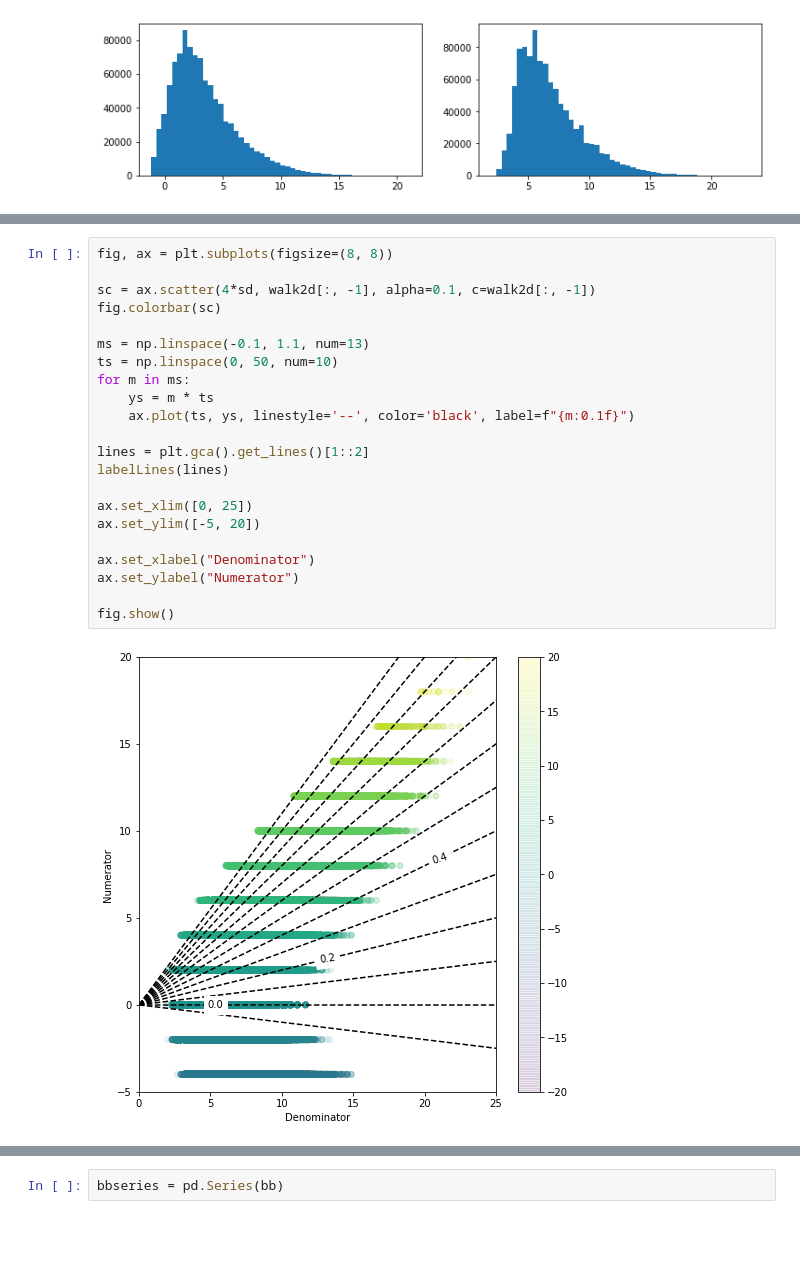
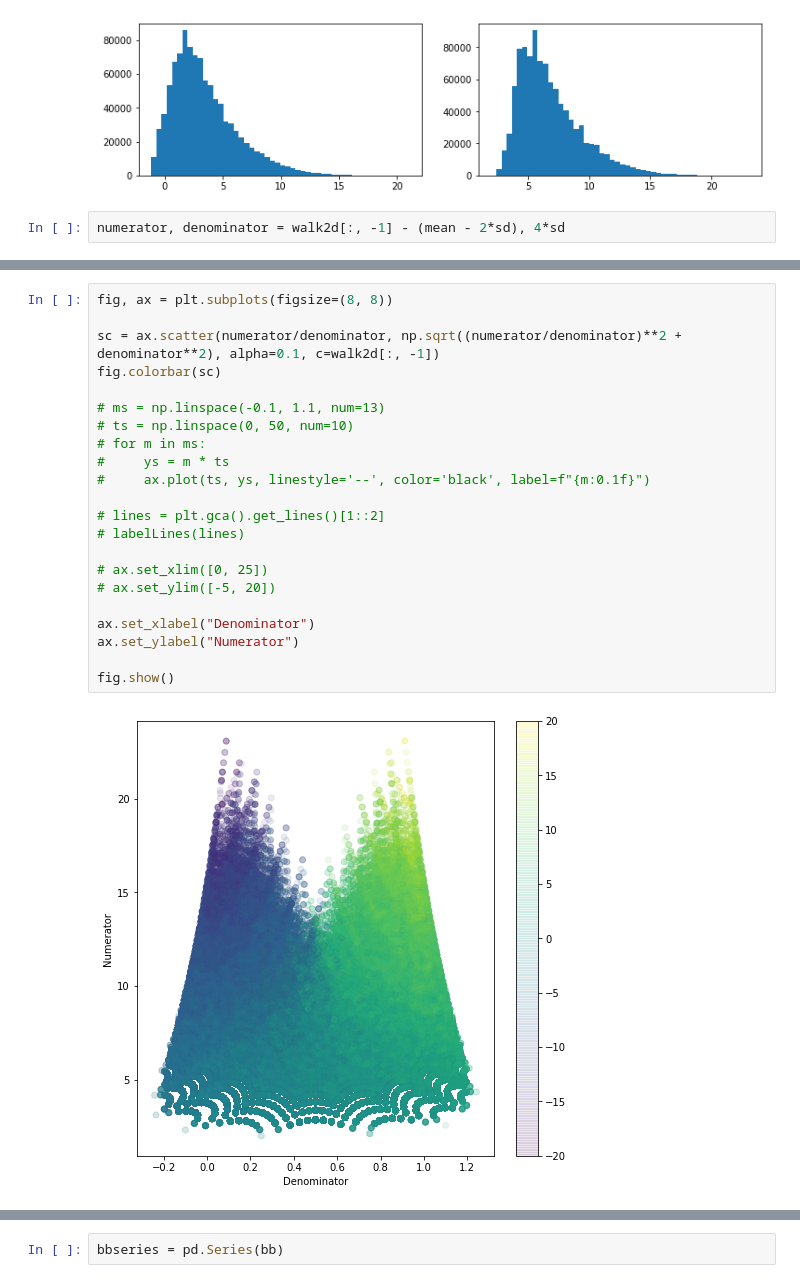
Before and after one commit to madrury/bimodal-random-walks, a Jupyter notebook: bimodal-random-walks.ipynb, the cells around one changed output, grey strips where cells are left out. Saved outputs shown, nothing was run; the diff lists cells and outputs as text; blank space fills up the shorter version.

```diff
--- a/bimodal-random-walks.ipynb
+++ b/bimodal-random-walks.ipynb
@@ -53,6 +55,8 @@ _ = ax[0].hist(walk2d[:, -1] - (mean - 2*sd), bins=50)
 _ = ax[1].hist(4*sd, bins=50)
 # %% [output]
 [figure]
+# %%
+numerator, denominator = walk2d[:, -1] - (mean - 2*sd), 4*sd
 # %%
 fig, ax = plt.subplots(figsize=(8, 8))
 
@@ -80,24 +84,24 @@ fig.show()
 # %%
 fig, ax = plt.subplots(figsize=(8, 8))
 
-sc = ax.scatter(4*sd, walk2d[:, -1], alpha=0.1, c=walk2d[:, -1])
+sc = ax.scatter(numerator/denominator, np.sqrt((numerator/denominator)**2 + denominator**2), alpha=0.1, c=walk2d[:, -1])
 fig.colorbar(sc)
 
-ms = np.linspace(-0.1, 1.1, num=13)
-ts = np.linspace(0, 50, num=10)
-for m in ms:
-    ys = m * ts
-    ax.plot(ts, ys, linestyle='--', color='black', label=f"{m:0.1f}")
+# ms = np.linspace(-0.1, 1.1, num=13)
+# ts = np.linspace(0, 50, num=10)
+# for m in ms:
+#     ys = m * ts
+#     ax.plot(ts, ys, linestyle='--', color='black', label=f"{m:0.1f}")
 
-lines = plt.gca().get_lines()[1::2]
-labelLines(lines)
+# lines = plt.gca().get_lines()[1::2]
+# labelLines(lines)
 
-ax.set_xlim([0, 25])
-ax.set_ylim([-5, 20])
+# ax.set_xlim([0, 25])
+# ax.set_ylim([-5, 20])
 
 ax.set_xlabel("Denominator")
 ax.set_ylabel("Numerator")
 
 fig.show()
 # %% [output]
-[figure, old version]
+[figure, new version]
```
Also changed, not shown: parts of 6 cells of this notebook.
